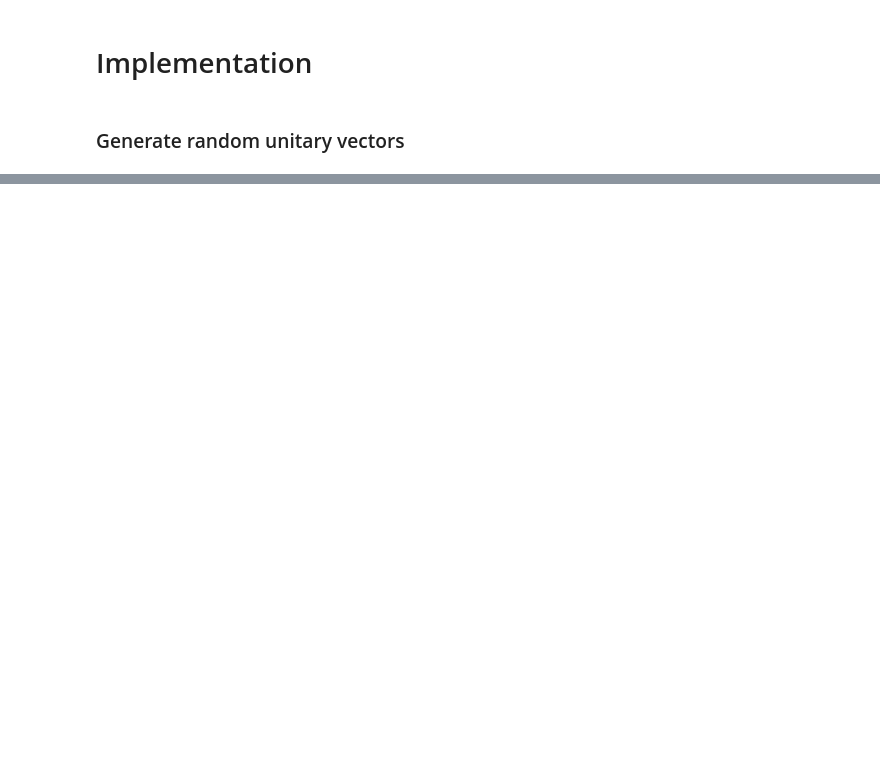
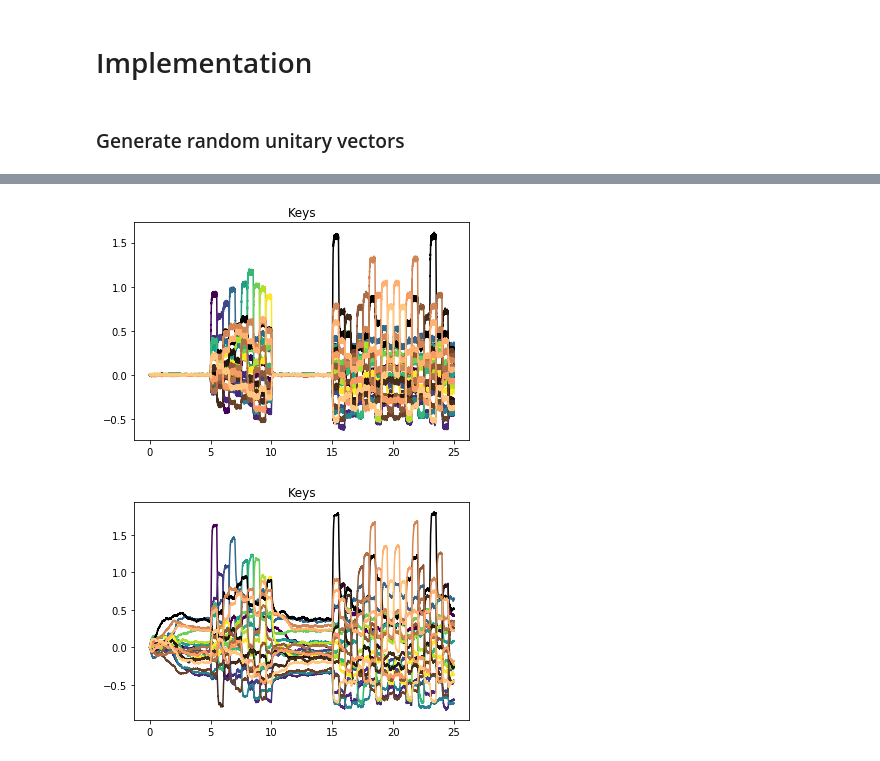
Before and after one commit to mesrobichaud/SYDE750-Project, a Jupyter notebook: Project.ipynb, the cells around one changed output, grey strips where cells are left out. Drawn from its saved outputs; the diff is of its cells as text; code cells hidden in the pictures; blank space fills up the shorter version.

```diff
--- a/Project.ipynb
+++ b/Project.ipynb
@@ -468,0 +303,15 @@ t = sim.trange()
+# %%
+plt.figure()
+plt.title("Keys")
+plt.plot(t, spa.similarity(sim.data[p_rout1], exp_pairs))
+#plt.plot(t, sim.data[p_rout1])
+#plt.ylim(-1, 1)
+
+plt.figure()
+plt.title("Keys")
+plt.plot(t, spa.similarity(sim.data[p_rout2], exp_pairs))
+#plt.ylim(-1, 1)
+plt.show()
+# %% [output]
+[figure, added]
+[figure, added]
```
Also changed, not shown: parts of 41 cells of this notebook.
